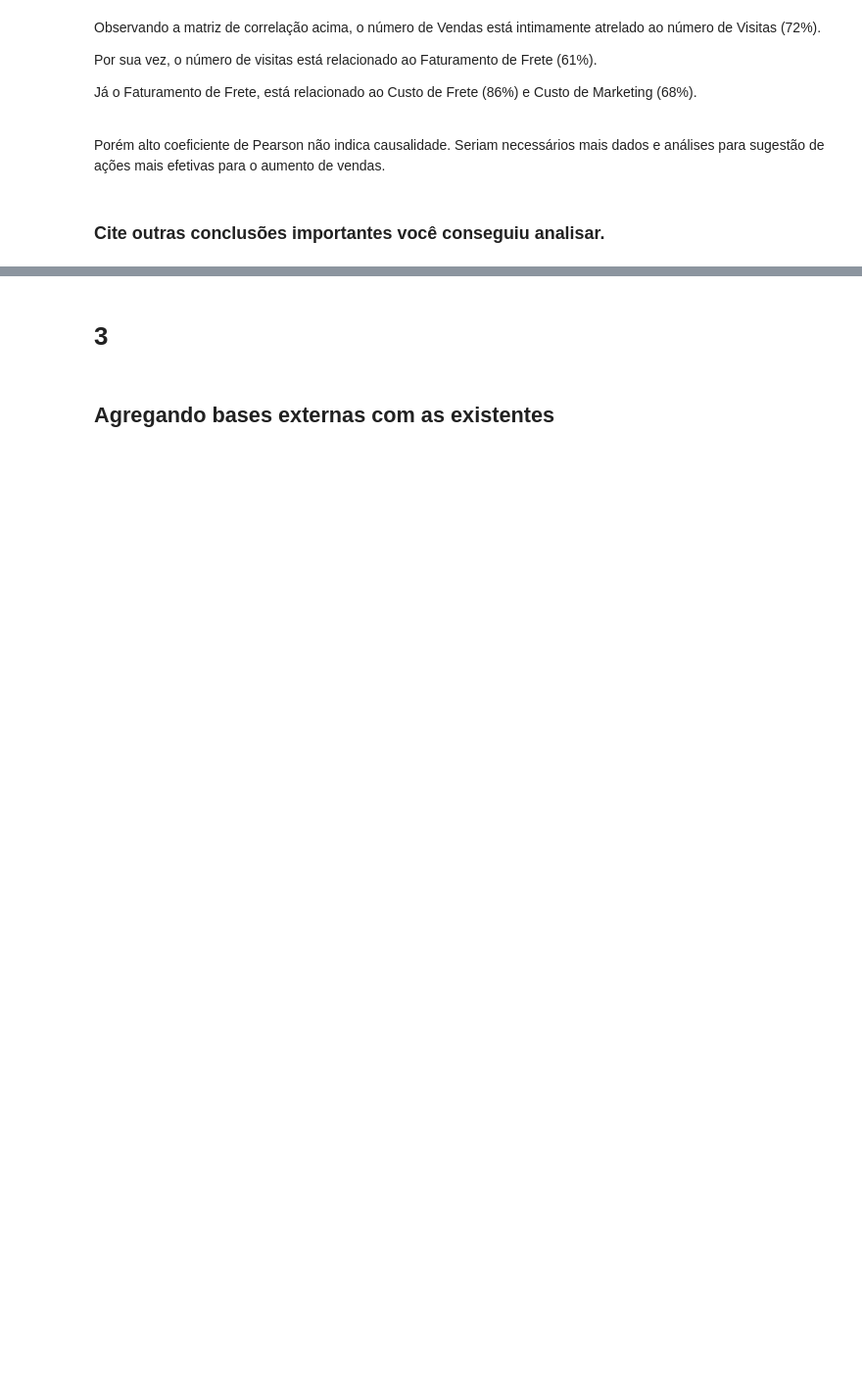
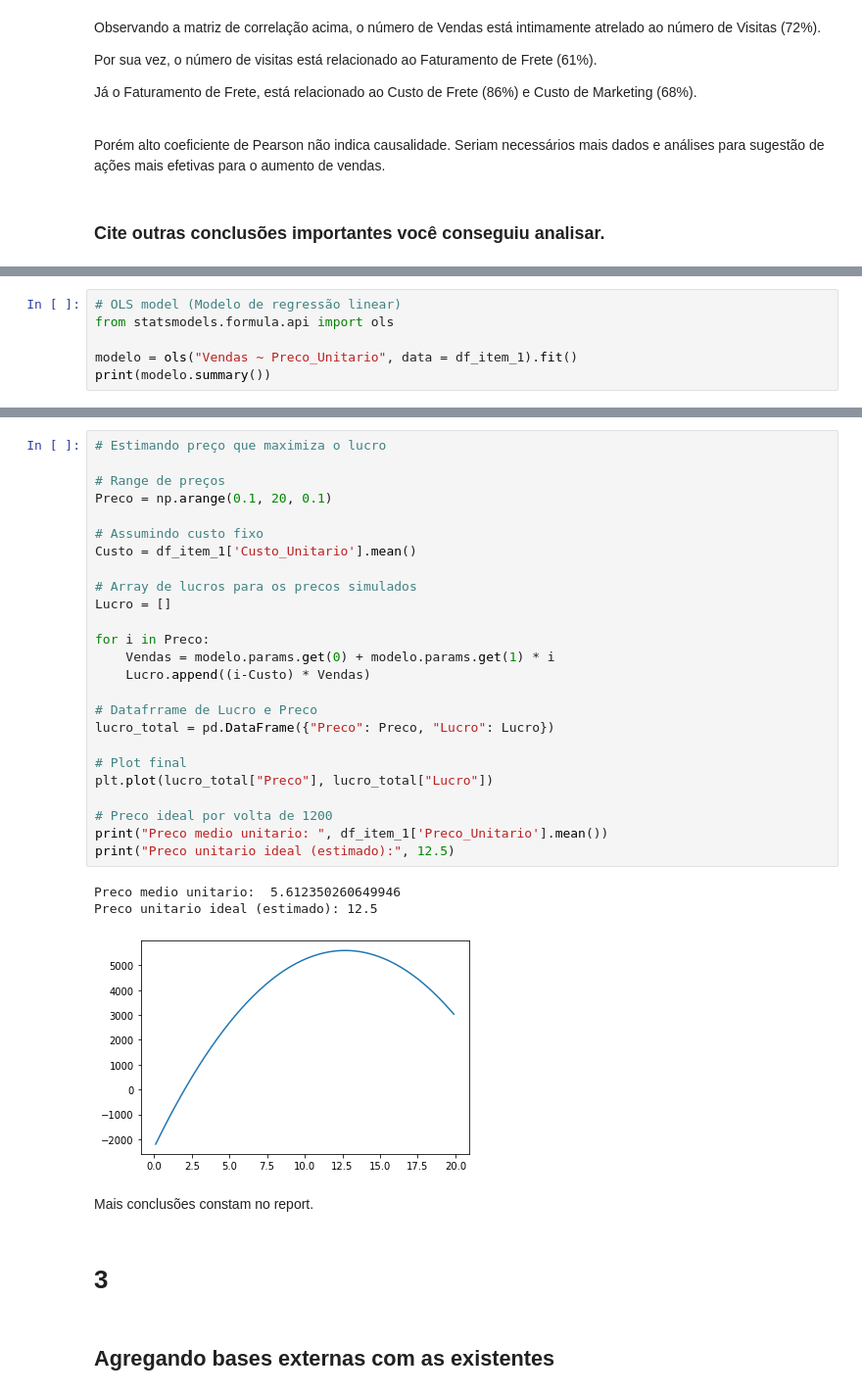
Before and after one commit to thr0wn/americanas_desafio-tecnico, a Jupyter notebook: desafio-notebook.ipynb, the cells around one changed output, grey strips where cells are left out. Shown: that part at 98% size. Drawn from its saved outputs; the diff is of its cells as text; blank space fills up the shorter version.

```diff
--- a/desafio-notebook.ipynb
+++ b/desafio-notebook.ipynb
@@ -346,0 +352,6 @@ Mais conclusões constam no relatório.
+# %%
+# OLS model (Modelo de regressão linear)
+from statsmodels.formula.api import ols
+
+modelo = ols("Vendas ~ Preco_Unitario", data = df_item_1).fit()
+print(modelo.summary())
@@ -347,3 +376,34 @@ Mais conclusões constam no relatório.
+# %%
+# Estimando preço que maximiza o lucro
+
+# Range de preços
+Preco = np.arange(0.1, 20, 0.1)
+
+# Assumindo custo fixo
+Custo = df_item_1['Custo_Unitario'].mean()
+
+# Array de lucros para os precos simulados
+Lucro = []
+
+for i in Preco:
+    Vendas = modelo.params.get(0) + modelo.params.get(1) * i
+    Lucro.append((i-Custo) * Vendas)
+
+# Datafrrame de Lucro e Preco
+lucro_total = pd.DataFrame({"Preco": Preco, "Lucro": Lucro})
+
+# Plot final
+plt.plot(lucro_total["Preco"], lucro_total["Lucro"])
+
+# Preco ideal por volta de 1200
+print("Preco medio unitario: ", df_item_1['Preco_Unitario'].mean())
+print("Preco unitario ideal (estimado):", 12.5)
+# %% [output]
+Preco medio unitario:  5.612350260649946
+Preco unitario ideal (estimado): 12.5
+[figure, added]
+# %% [markdown]
+Mais conclusões constam no report.
 # %% [markdown]
 # 3
 # %% [markdown]
```
Also changed, not shown: parts of 47 cells of this notebook, 11 other files.
